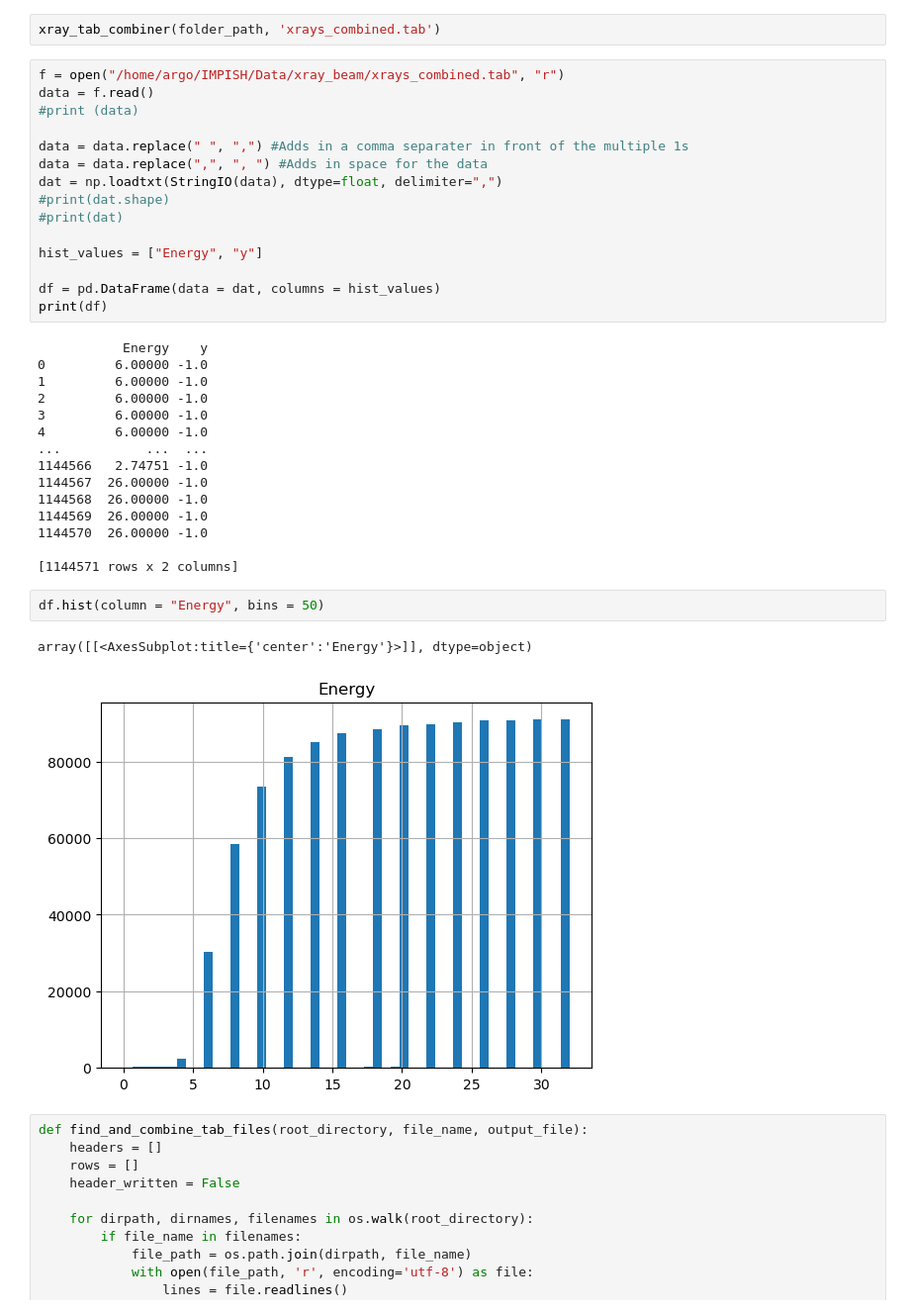
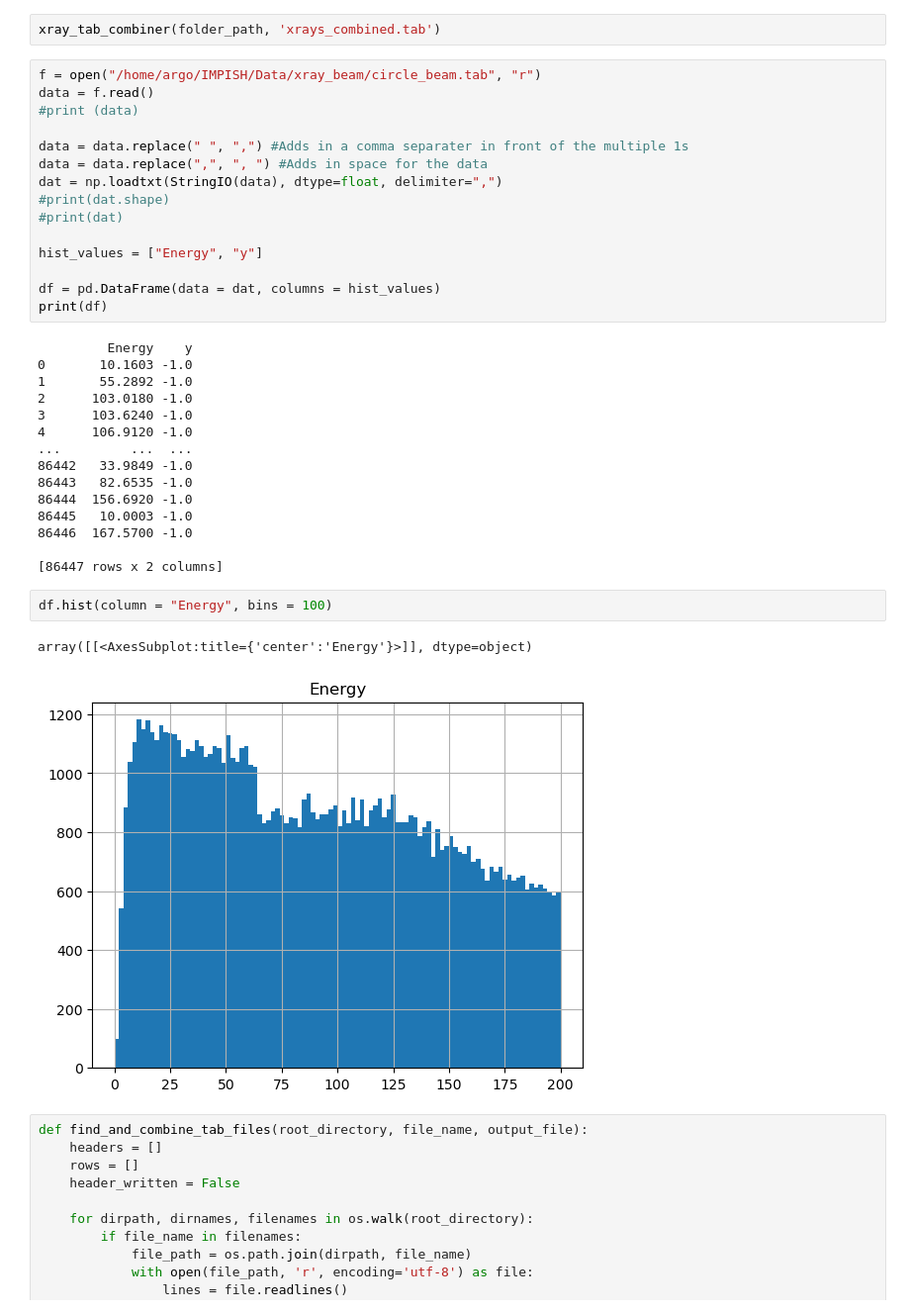
Before and after one commit to ChrisG0407/impish-project, a Jupyter notebook: xray-spectrum.ipynb, the cells around one changed output. Shown: that part at 99% size. Saved outputs shown, nothing was run; the diff lists cells and outputs as text.

```diff
--- a/xray-spectrum.ipynb
+++ b/xray-spectrum.ipynb
@@ -73,7 +80,7 @@ def xray_tab_combiner(input_directory, output_file):
 # %%
 xray_tab_combiner(folder_path, 'xrays_combined.tab')
 # %%
-f = open("/home/argo/IMPISH/Data/xray_beam/xrays_combined.tab", "r")
+f = open("/home/argo/IMPISH/Data/xray_beam/circle_beam.tab", "r")
 data = f.read()
 #print (data)
 
@@ -88,25 +95,25 @@ hist_values = ["Energy", "y"]
 df = pd.DataFrame(data = dat, columns = hist_values)
 print(df)
 # %% [output]
-           Energy    y
-0         6.00000 -1.0
-1         6.00000 -1.0
-2         6.00000 -1.0
-3         6.00000 -1.0
-4         6.00000 -1.0
-...           ...  ...
-1144566   2.74751 -1.0
-1144567  26.00000 -1.0
-1144568  26.00000 -1.0
-1144569  26.00000 -1.0
-1144570  26.00000 -1.0
+         Energy    y
+0       10.1603 -1.0
+1       55.2892 -1.0
+2      103.0180 -1.0
+3      103.6240 -1.0
+4      106.9120 -1.0
+...         ...  ...
+86442   33.9849 -1.0
+86443   82.6535 -1.0
+86444  156.6920 -1.0
+86445   10.0003 -1.0
+86446  167.5700 -1.0
 
-[1144571 rows x 2 columns]
+[86447 rows x 2 columns]
 # %%
-df.hist(column = "Energy", bins = 50)
+df.hist(column = "Energy", bins = 100)
 # %% [output]
 array([[<AxesSubplot:title={'center':'Energy'}>]], dtype=object)
-[figure, old version]
+[figure, new version]
 # %%
 def find_and_combine_tab_files(root_directory, file_name, output_file):
     headers = []
```
Also changed, not shown: parts of 9 cells of this notebook.
